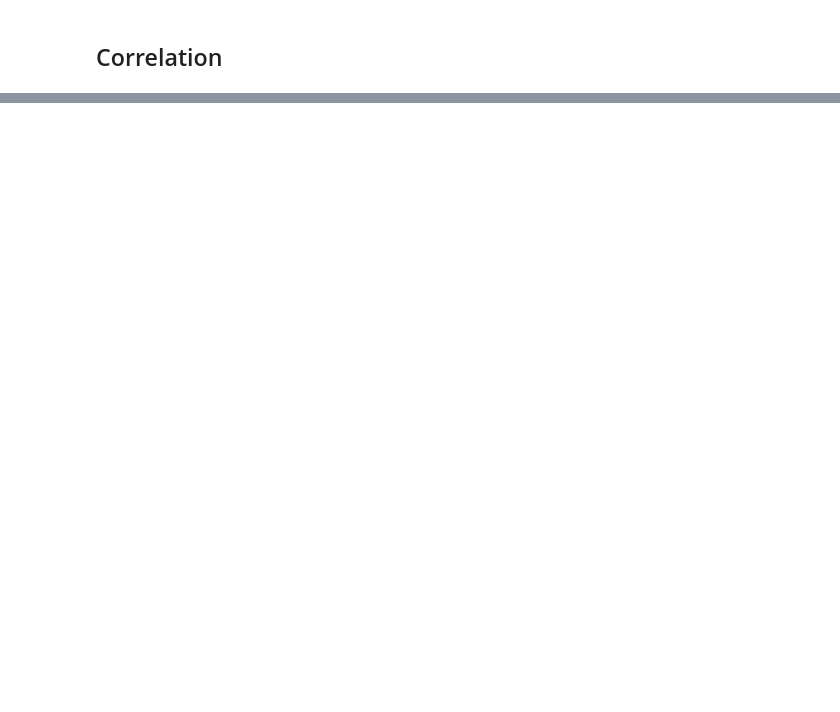
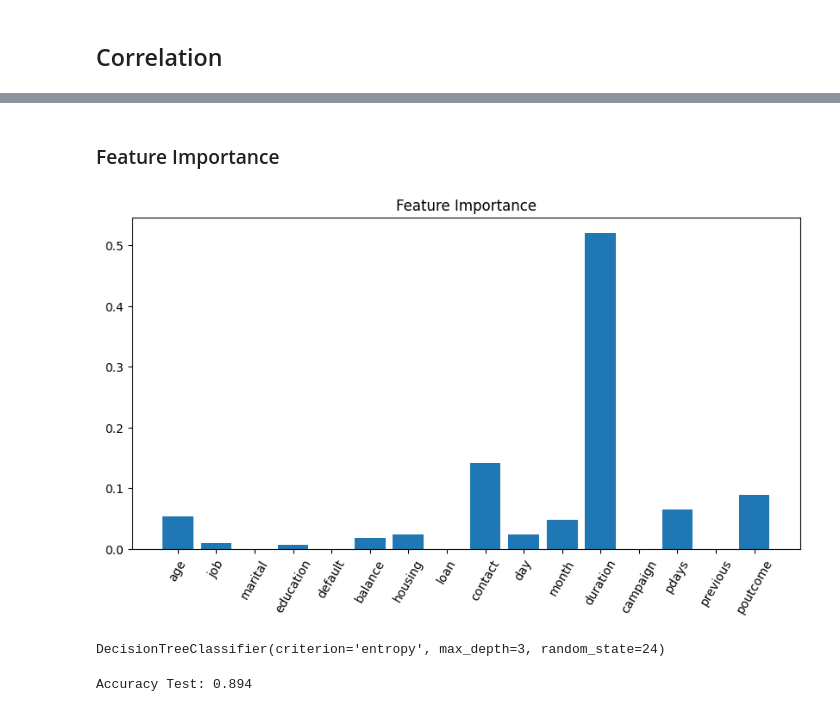
Before and after one commit to ptoledoc7/Prueba, a Jupyter notebook: Trabajo_final.ipynb, the cells around one changed output, grey strips where cells are left out. Saved outputs shown, nothing was run; the diff lists cells and outputs as text; code cells hidden in the pictures; blank space fills up the shorter version.

```diff
--- a/Trabajo_final.ipynb
+++ b/Trabajo_final.ipynb
@@ -761,0 +764,5 @@ plt.show()
+# %%
+datos_grid = {'criterion': ['gini', 'entropy'],
+              'max_depth': [None, 4, 5, 6, 7, 8, 9, 10, 20],
+              'class_weight': [None, 'balanced'],
+              'random_state': [24]}
@@ -761,0 +798,28 @@ plt.show()
+# %% [markdown]
+### Feature Importance
+# %%
+X_cols = X_train.columns
+coef_dtc = dtc_model.feature_importances_
+
+plt.figure(figsize=(10, 5))
+plt.bar(X_cols, coef_dtc)
+
+plt.title('Feature Importance')
+plt.xticks(rotation=60)
+plt.show()
+# %% [output]
+[figure, added]
+# %%
+dtc_feat =  DecisionTreeClassifier(criterion='entropy',
+                                   max_depth=3,
+                                   random_state=24)
+
+dtc_feat.fit(X_train[['duration','contact','poutcome']], y_train)
+# %% [output]
+DecisionTreeClassifier(criterion='entropy', max_depth=3, random_state=24)
+# %%
+acc_test = dtc_feat.score(X_test[['duration','contact','poutcome']], y_test)
+
+print('Accuracy Test:', round(acc_test, 4)) # basicamente el modelo responde de igual manera con solo 3 variables, lo cual indica que el modelo es estable
+# %% [output]
+Accuracy Test: 0.894
```
Also changed, not shown: parts of 60 cells of this notebook.
